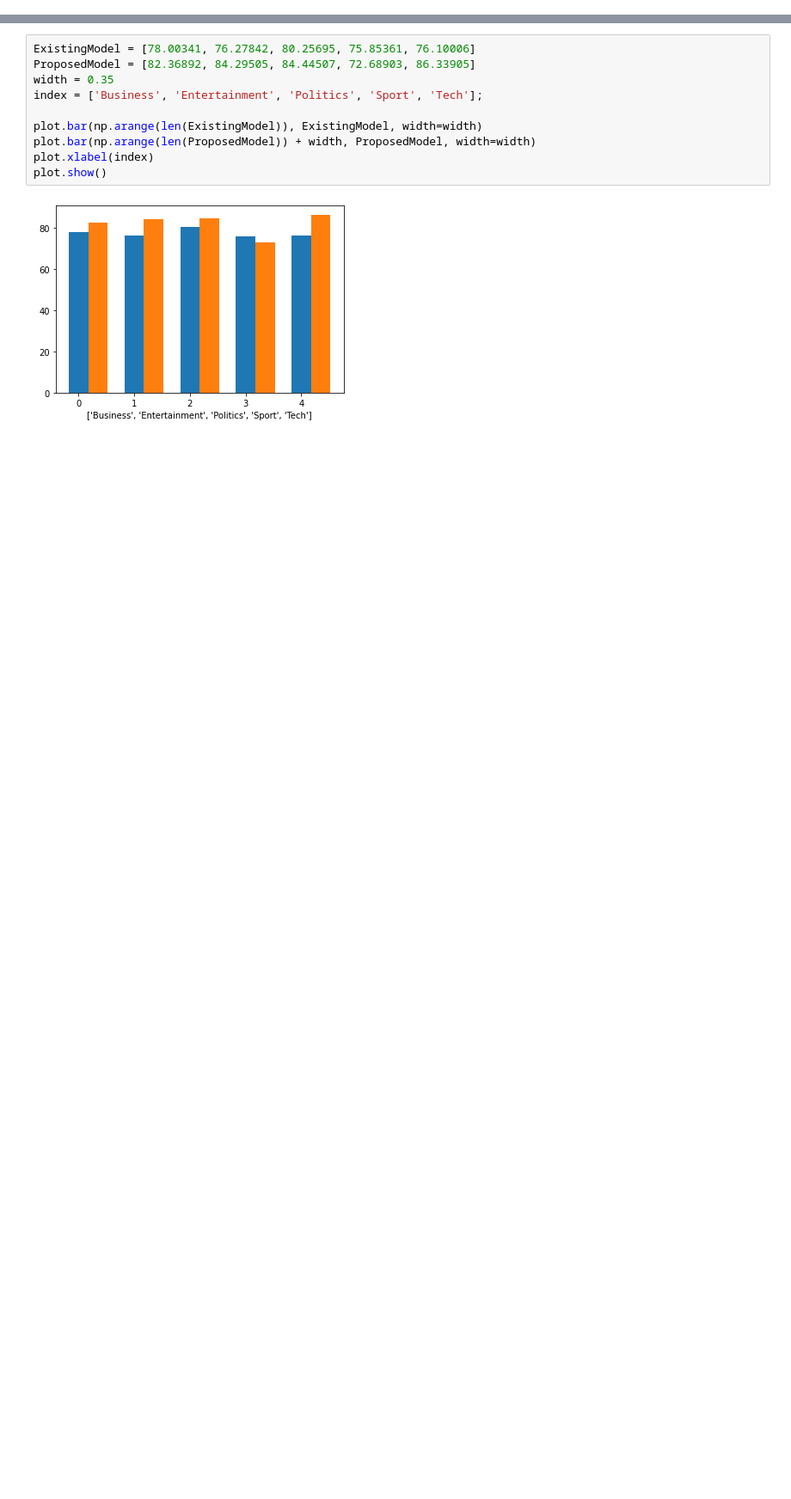
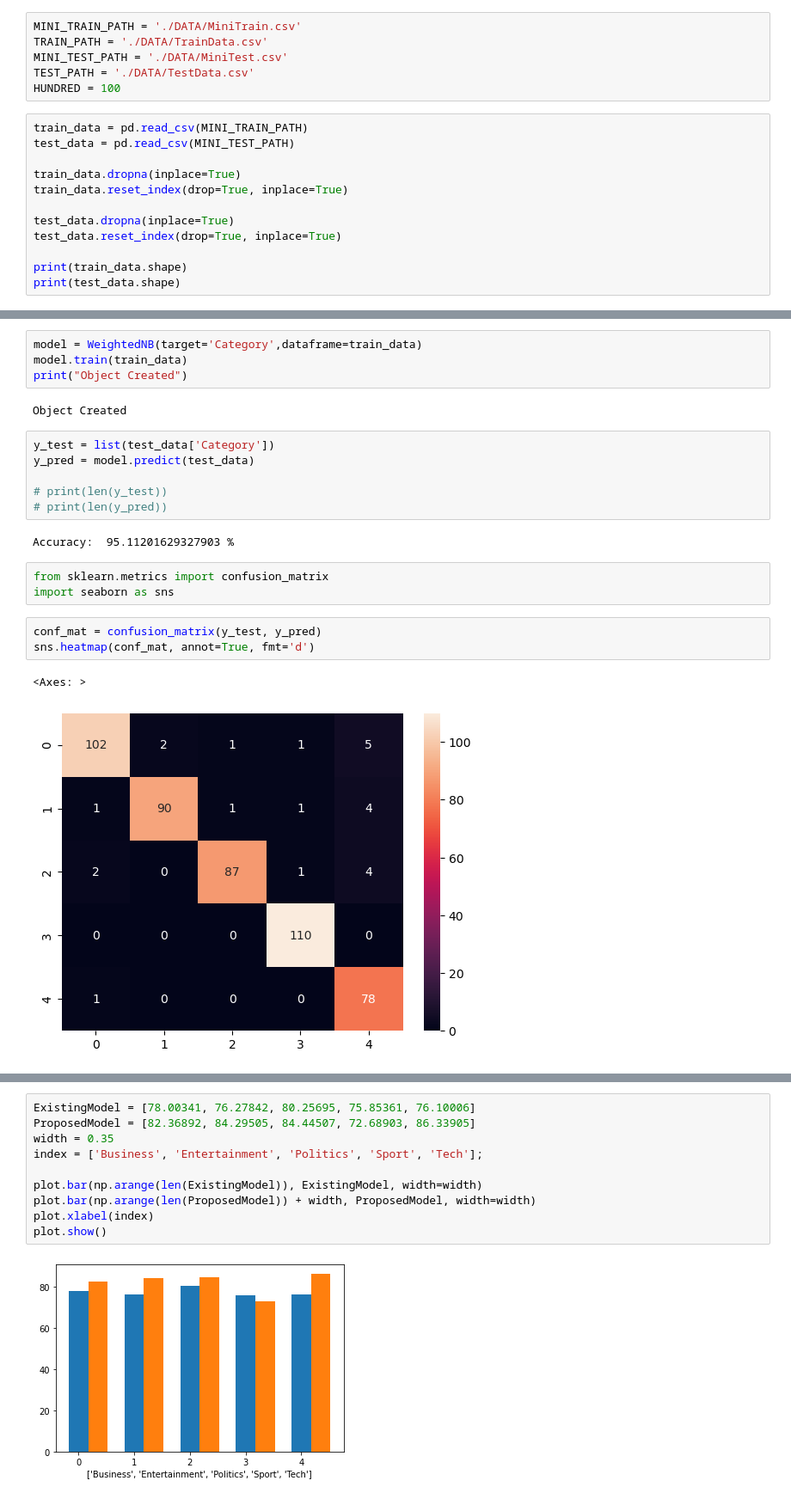
Before and after one commit to VishnuVVR-369/Major-Project, a Jupyter notebook: proposed.ipynb, the cells around one changed output, grey strips where cells are left out. Shown at 86% size. Saved outputs shown, nothing was run; the diff lists cells and outputs as text; blank space fills up the shorter version.

```diff
--- a/proposed.ipynb
+++ b/proposed.ipynb
@@ -90,0 +4,18 @@ import pandas as pd
+# %%
+MINI_TRAIN_PATH = './DATA/MiniTrain.csv'
+TRAIN_PATH = './DATA/TrainData.csv'
+MINI_TEST_PATH = './DATA/MiniTest.csv'
+TEST_PATH = './DATA/TestData.csv'
+HUNDRED = 100
+# %%
+train_data = pd.read_csv(MINI_TRAIN_PATH)
+test_data = pd.read_csv(MINI_TEST_PATH)
+
+train_data.dropna(inplace=True)
+train_data.reset_index(drop=True, inplace=True)
+
+test_data.dropna(inplace=True)
+test_data.reset_index(drop=True, inplace=True)
+
+print(train_data.shape)
+print(test_data.shape)
@@ -90,0 +287,23 @@ import pandas as pd
+# %%
+model = WeightedNB(target='Category',dataframe=train_data)
+model.train(train_data)
+print("Object Created")
+# %% [output]
+Object Created
+# %%
+y_test = list(test_data['Category'])
+y_pred = model.predict(test_data)
+
+# print(len(y_test))
+# print(len(y_pred))
+# %% [output]
+Accuracy:  95.11201629327903 %
+# %%
+from sklearn.metrics import confusion_matrix
+import seaborn as sns
+# %%
+conf_mat = confusion_matrix(y_test, y_pred)
+sns.heatmap(conf_mat, annot=True, fmt='d')
+# %% [output]
+<Axes: >
+[figure, added]
```
Also changed, not shown: parts of 15 cells of this notebook, 10 other files.
